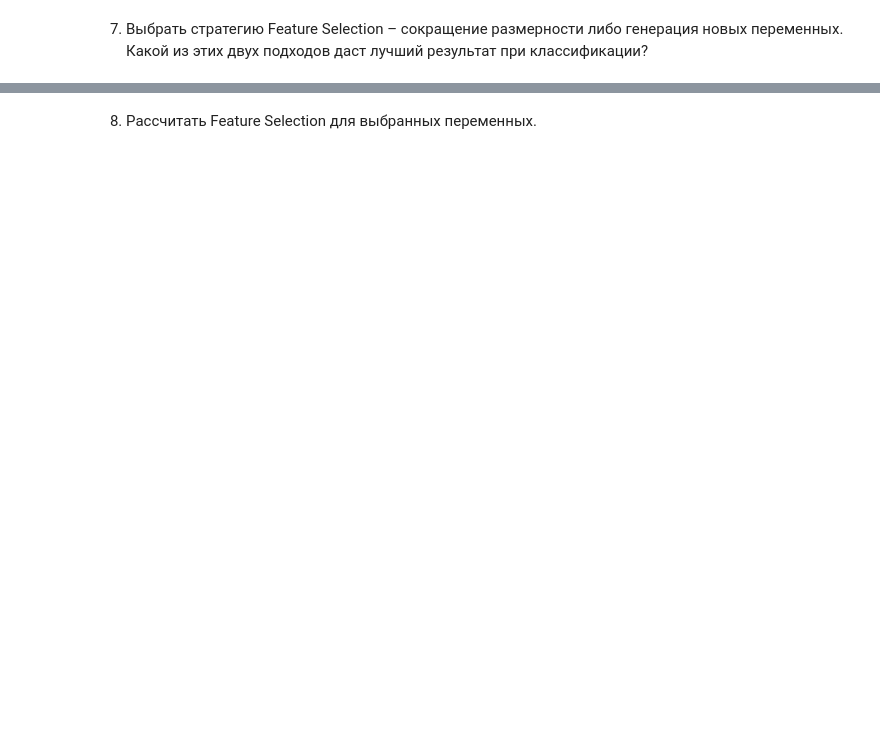
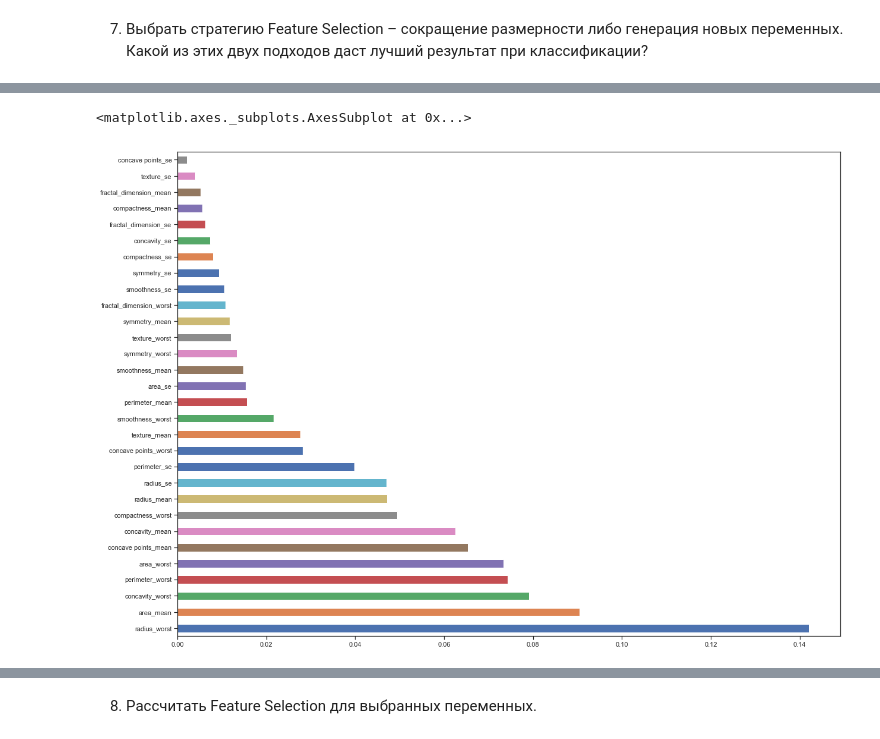
Before and after one commit to aksaxir/data_science, a Jupyter notebook: netology_FE/data_preprocessing_final.ipynb, the cells around one changed output, grey strips where cells are left out. Saved outputs shown, nothing was run; the diff lists cells and outputs as text; code cells hidden in the pictures; blank space fills up the shorter version.

```diff
--- a/netology_FE/data_preprocessing_final.ipynb
+++ b/netology_FE/data_preprocessing_final.ipynb
@@ -19,0 +40,5 @@ raw_df.head(5)
+# %%
+# отделим таргет от фич. Последняя колонка пустая, поэтому дроп
+diagnosis = breasts.diagnosis
+cols_to_drop = ['id','diagnosis', breasts.columns[-1]]
+features = breasts.drop(cols_to_drop, axis = 1)
@@ -19,0 +61,4 @@ raw_df.head(5)
+# %%
+# заменим benign на 1, malicious на 0
+diagnosis = diagnosis.apply(lambda x: 1 if x == 'B' else 0)
+diagnosis.value_counts()
@@ -39,0 +261,7 @@ Name: diagnosis, dtype: int64
+# %%
+(pd.Series(model.feature_importances_,index=features.columns)
+    .nlargest(30)
+    .plot(kind='barh',figsize=(20,15)))
+# %% [output]
+<matplotlib.axes._subplots.AxesSubplot at 0x...>
+[figure, added]
```
Also changed, not shown: parts of 48 cells of this notebook.
